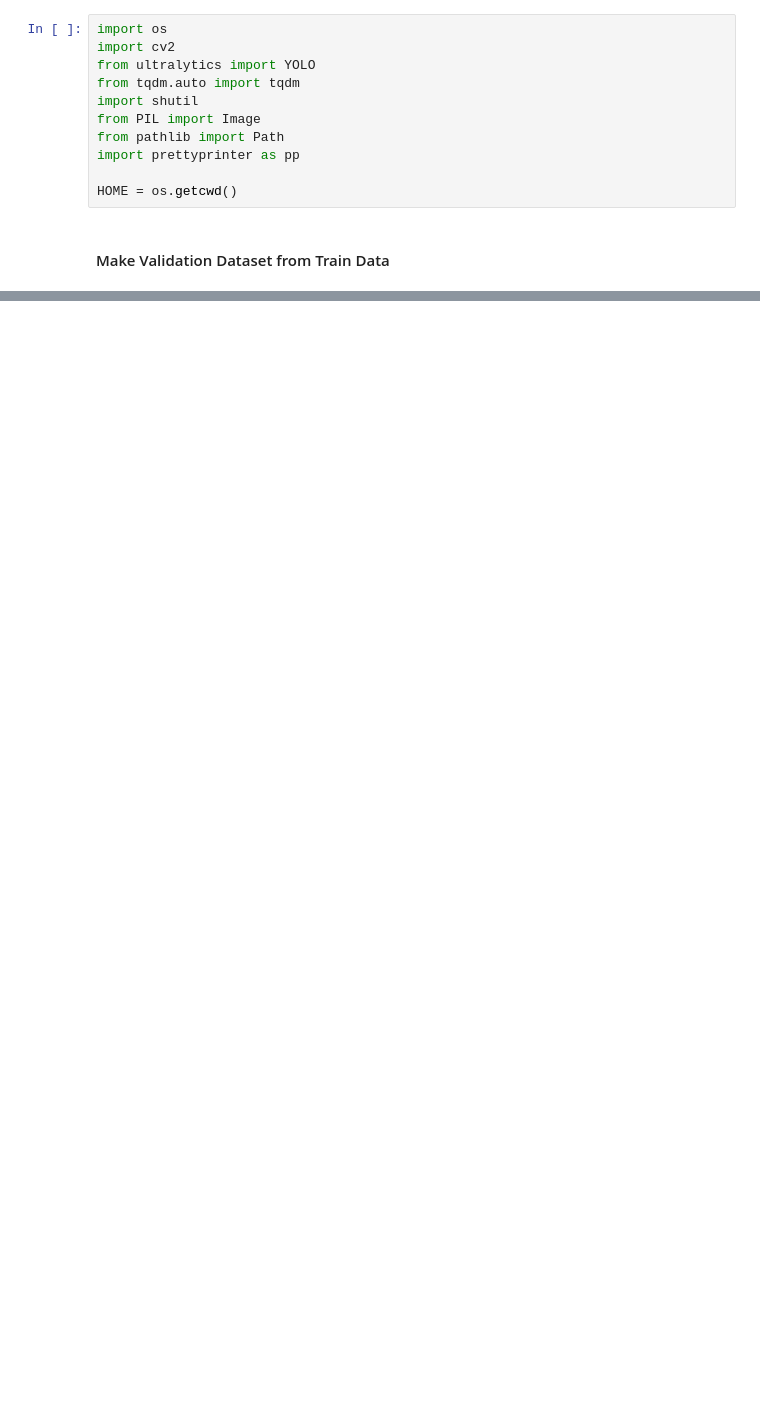
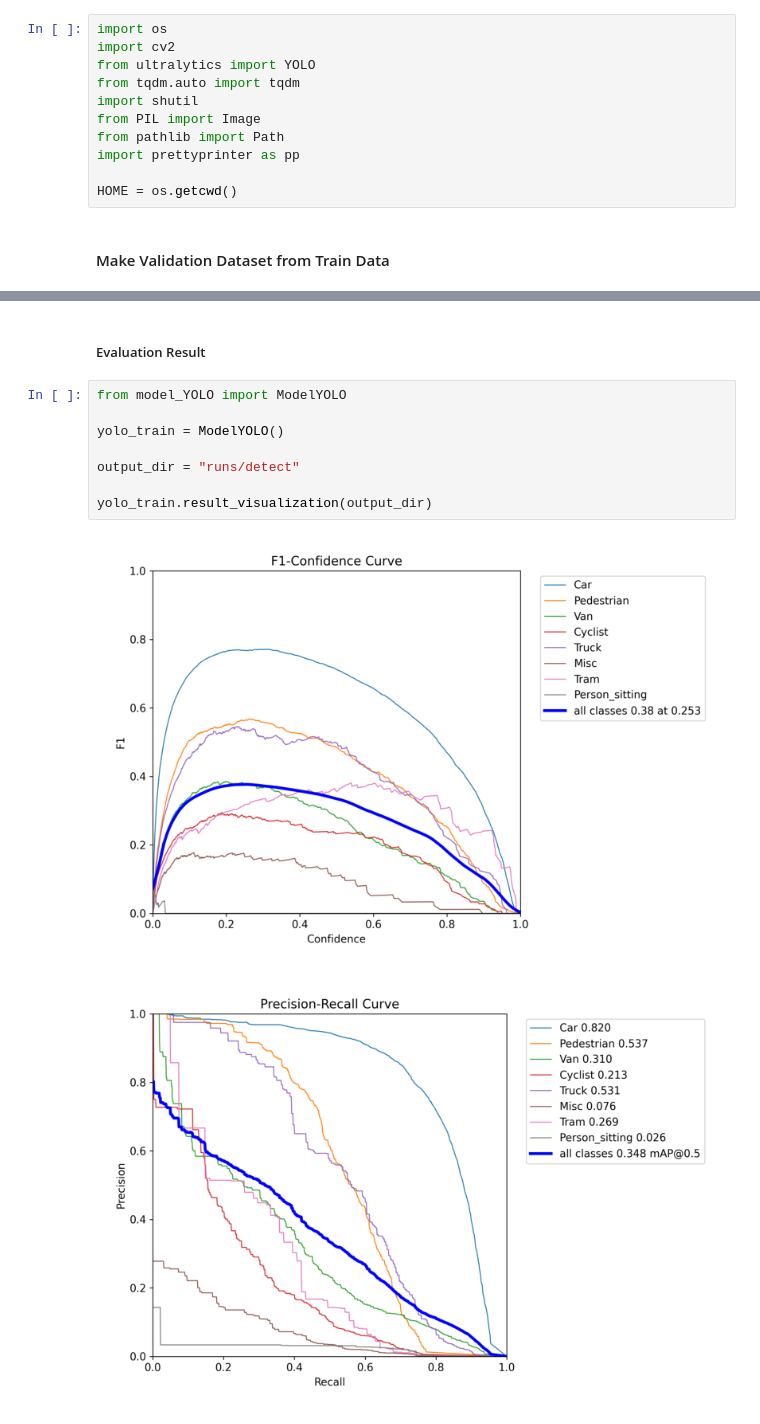
Before and after one commit to h-razu/Object-labeling-and-segmentation, a Jupyter notebook: main.ipynb, the cells around one changed output, grey strips where cells are left out. Saved outputs shown, nothing was run; the diff lists cells and outputs as text; blank space fills up the shorter version.

Commit message:
YOLO detection done

```diff
--- a/main.ipynb
+++ b/main.ipynb
@@ -62,0 +102,13 @@ pp.pprint(data)
+# %% [markdown]
+<h5>Evaluation Result</h5>
+# %%
+from model_YOLO import ModelYOLO
+
+yolo_train = ModelYOLO()
+
+output_dir = "runs/detect"
+
+yolo_train.result_visualization(output_dir)
+# %% [output]
+[figure, added]
+[figure, added]
```
Also changed, not shown: parts of 16 cells of this notebook, 4 other files.
